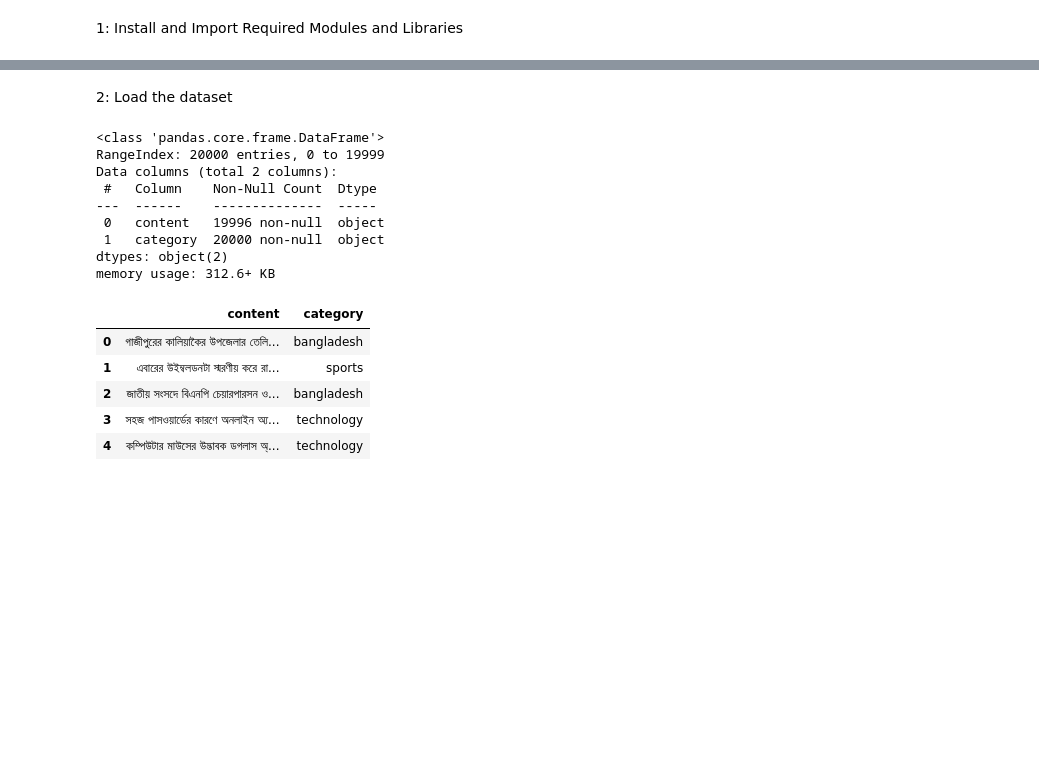
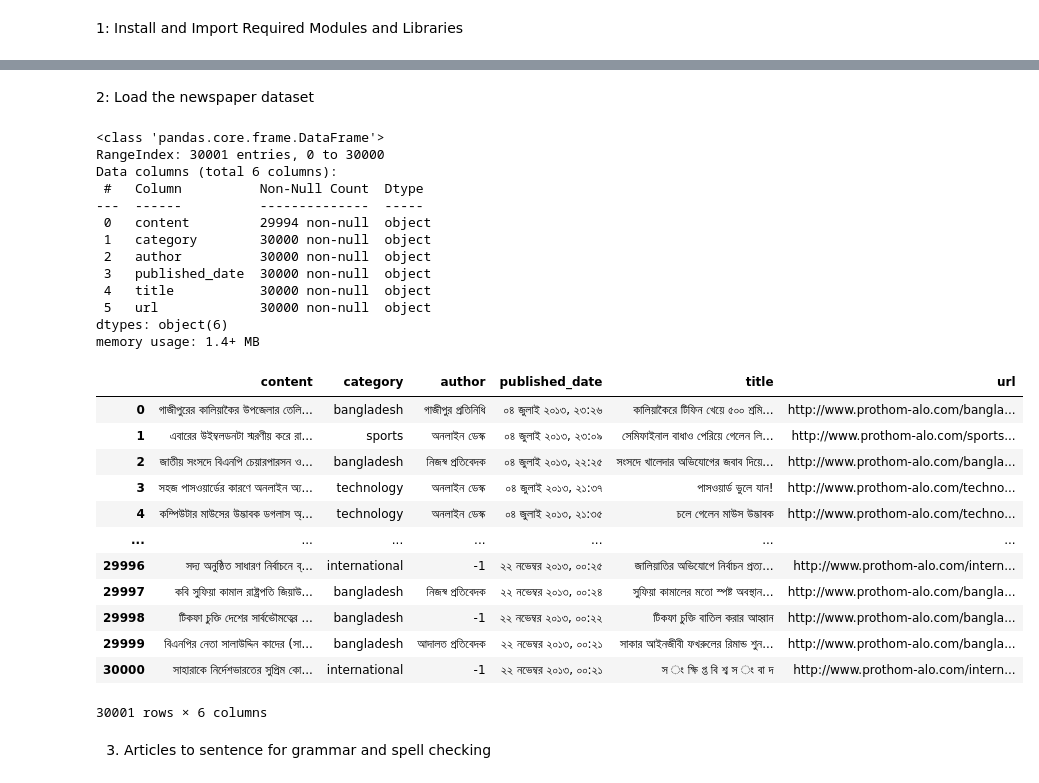
Before and after one commit to thetrishir/Brammerly, a Jupyter notebook: data_preparation.ipynb, the cells around one changed output, grey strips where cells are left out. Saved outputs shown, nothing was run; the diff lists cells and outputs as text; code cells hidden in the pictures; blank space fills up the shorter version.

Commit message:
Preprocessing data updated

```diff
--- a/data_preparation.ipynb
+++ b/data_preparation.ipynb
@@ -37,27 +39,40 @@ Note: you may need to restart the kernel to use updated packages.
 [nltk_data]     C:\Users\thetr\AppData\Roaming\nltk_data...
 [nltk_data]   Package stopwords is already up-to-date!
 # %% [markdown]
-2: Load the dataset
+2: Load the newspaper dataset
 # %%
 # Load the CSV file
-df = pd.read_csv("data.csv", encoding='utf-8')
+main_data = pd.read_csv("data.csv", encoding='utf-8')
 
 # Display basic info and a sample of the data
-df.info()
-df.head()
+main_data.info()
+main_data
 # %% [output]
 <class 'pandas.core.frame.DataFrame'>
-RangeIndex: 20000 entries, 0 to 19999
-Data columns (total 2 columns):
- #   Column    Non-Null Count  Dtype
----  ------    --------------  -----
- 0   content   19996 non-null  object
- 1   category  20000 non-null  object
-dtypes: object(2)
-memory usage: 312.6+ KB
+RangeIndex: 30001 entries, 0 to 30000
+Data columns (total 6 columns):
+ #   Column          Non-Null Count  Dtype
+---  ------          --------------  -----
+ 0   content         29994 non-null  object
+ 1   category        30000 non-null  object
+ 2   author          30000 non-null  object
+ 3   published_date  30000 non-null  object
+ 4   title           30000 non-null  object
+ 5   url             30000 non-null  object
+dtypes: object(6)
+memory usage: 1.4+ MB
-|  | content | category |
-| 0 | গাজীপুরের কালিয়াকৈর উপজেলার তেলি... | bangladesh |
-| 1 | এবারের উইম্বলডনটা স্মরণীয় করে রা... | sports |
-| 2 | জাতীয় সংসদে বিএনপি চেয়ারপারসন ও... | bangladesh |
-| 3 | সহজ পাসওয়ার্ডের কারণে অনলাইন অ্য... | technology |
-| 4 | কম্পিউটার মাউসের উদ্ভাবক ডগলাস অ্... | technology |
+|  | content | category | author | published_date | title | url |
+| 0 | গাজীপুরের কালিয়াকৈর উপজেলার তেলি... | bangladesh | গাজীপুর প্রতিনিধি | ০৪ জুলাই ২০১৩, ২৩:২৬ | কালিয়াকৈরে টিফিন খেয়ে ৫০০ শ্রমি... | http://www.prothom-alo.com/bangla... |
+| 1 | এবারের উইম্বলডনটা স্মরণীয় করে রা... | sports | অনলাইন ডেস্ক | ০৪ জুলাই ২০১৩, ২৩:০৯ | সেমিফাইনাল বাধাও পেরিয়ে গেলেন লি... | http://www.prothom-alo.com/sports... |
+| 2 | জাতীয় সংসদে বিএনপি চেয়ারপারসন ও... | bangladesh | নিজস্ব প্রতিবেদক | ০৪ জুলাই ২০১৩, ২২:২৫ | সংসদে খালেদার অভিযোগের জবাব দিয়ে... | http://www.prothom-alo.com/bangla... |
+| 3 | সহজ পাসওয়ার্ডের কারণে অনলাইন অ্য... | technology | অনলাইন ডেস্ক | ০৪ জুলাই ২০১৩, ২১:৩৭ | পাসওয়ার্ড ভুলে যান! | http://www.prothom-alo.com/techno... |
+| 4 | কম্পিউটার মাউসের উদ্ভাবক ডগলাস অ্... | technology | অনলাইন ডেস্ক | ০৪ জুলাই ২০১৩, ২১:৩৫ | চলে গেলেন মাউস উদ্ভাবক | http://www.prothom-alo.com/techno... |
+| ... | ... | ... | ... | ... | ... | ... |
+| 29996 | সদ্য অনুষ্ঠিত সাধারণ নির্বাচনে ব্... | international | -1 | ২২ নভেম্বর ২০১৩, ০০:২৫ | জালিয়াতির অভিযোগে নির্বাচন প্রত্য... | http://www.prothom-alo.com/intern... |
+| 29997 | কবি সুফিয়া কামাল রাষ্ট্রপতি জিয়াউ... | bangladesh | নিজস্ব প্রতিবেদক | ২২ নভেম্বর ২০১৩, ০০:২৪ | সুফিয়া কামালের মতো স্পষ্ট অবস্থান... | http://www.prothom-alo.com/bangla... |
+| 29998 | টিকফা চুক্তি দেশের সার্বভৌমত্বের ... | bangladesh | -1 | ২২ নভেম্বর ২০১৩, ০০:২২ | টিকফা চুক্তি বাতিল করার আহ্বান | http://www.prothom-alo.com/bangla... |
+| 29999 | বিএনপির নেতা সালাউদ্দিন কাদের (সা... | bangladesh | আদালত প্রতিবেদক | ২২ নভেম্বর ২০১৩, ০০:২১ | সাকার আইনজীবী ফখরুলের রিমান্ড শুন... | http://www.prothom-alo.com/bangla... |
+| 30000 | সাহারাকে নির্দেশভারতের সুপ্রিম কো... | international | -1 | ২২ নভেম্বর ২০১৩, ০০:২১ | স ং ক্ষি প্ত বি শ্ব স ং বা দ | http://www.prothom-alo.com/intern... |
+30001 rows × 6 columns
+# %% [markdown]
+3. Articles to sentence for grammar and spell checking
```
Also changed, not shown: parts of 26 cells of this notebook.
